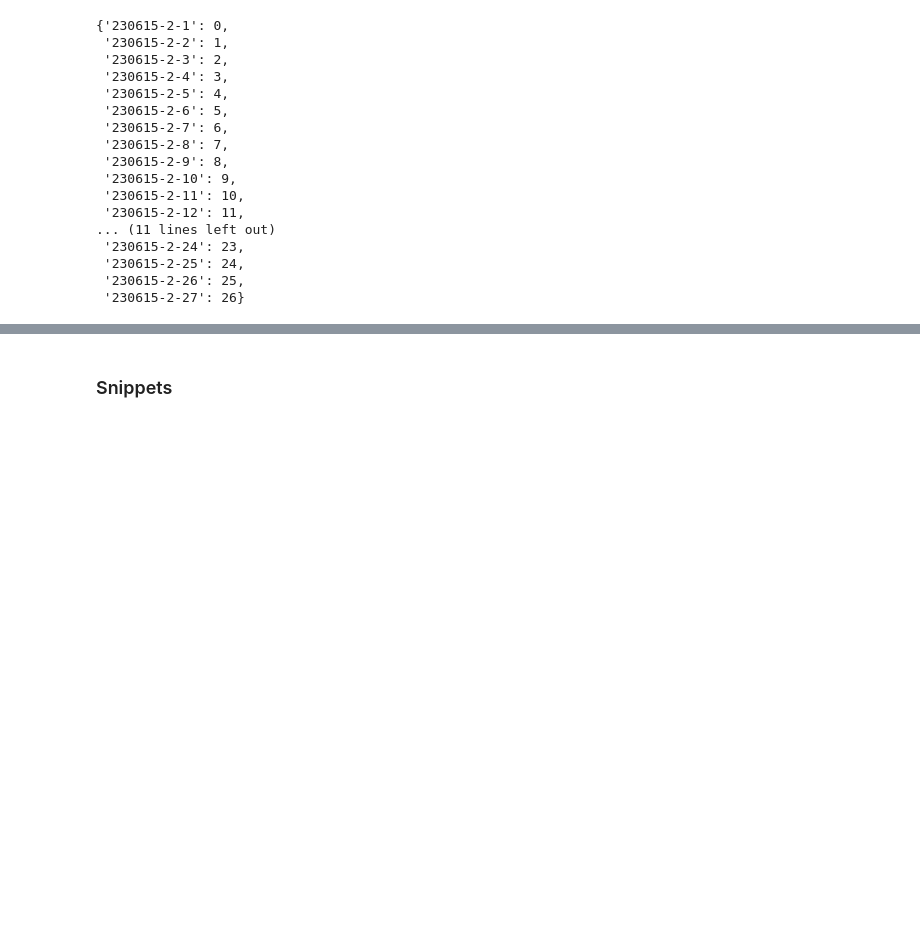
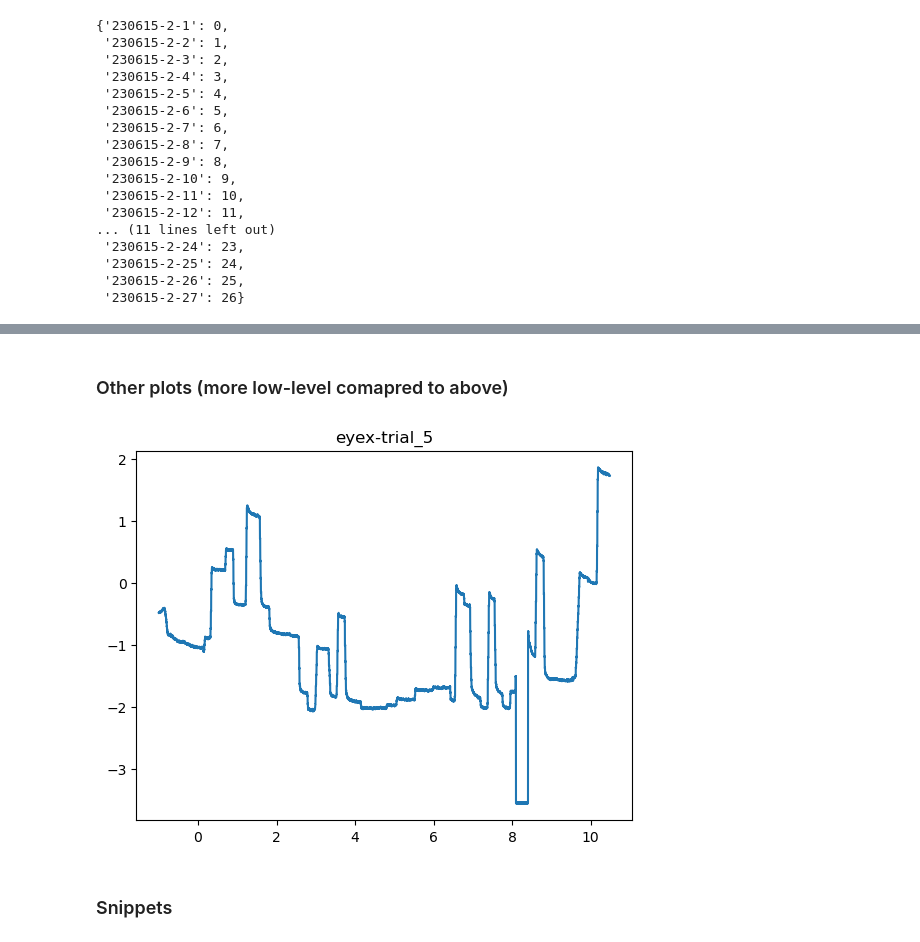
Before and after one commit to lucast4/neuralmonkey, a Jupyter notebook: neuralmonkey/notebooks_tutorials/230627_neural_preprocessing_tutorial_v3.ipynb, the cells around one changed output, grey strips where cells are left out. Cells and saved outputs as stored; diff of their text form; code cells hidden in the pictures; blank space fills up the shorter version.

```diff
--- a/neuralmonkey/notebooks_tutorials/230627_neural_preprocessing_tutorial_v3.ipynb
+++ b/neuralmonkey/notebooks_tutorials/230627_neural_preprocessing_tutorial_v3.ipynb
@@ -65,0 +191,8 @@ for sn in MS.SessionsList:
+# %% [markdown]
+### Other plots (more low-level comapred to above)
+# %%
+# x-coordinate of eye, but in terms of voltage not screen
+# (will have to scale/rotate to get screen coordinates)
+times_x, vals_x, fs_x = sn.extract_data_tank_streams("eyex", 5, ploton=True)
+# %% [output]
+[figure, added]
```
Also changed, not shown: parts of 30 cells of this notebook, 3 other files.
